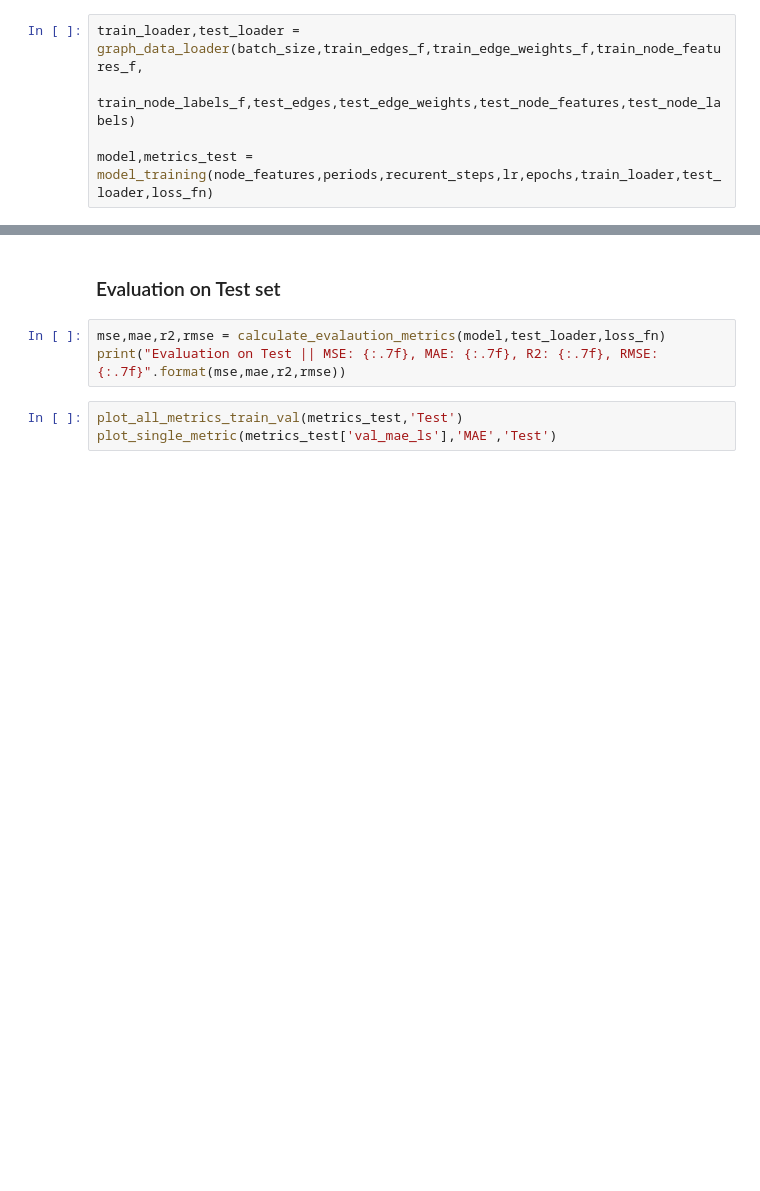
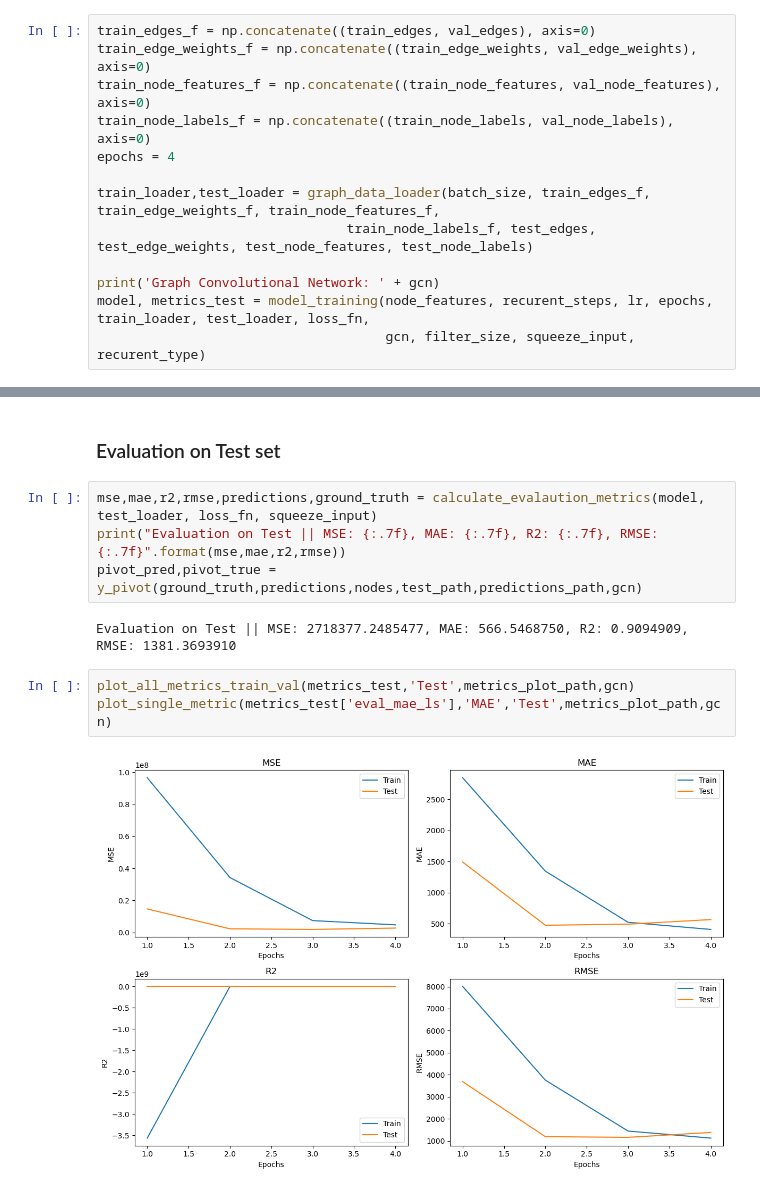
Before and after one commit to nikgeokar/tgcn_lstm_for_crypto_forecasting, a Jupyter notebook: TGCN_model.ipynb, the cells around one changed output, grey strips where cells are left out. Saved outputs shown, nothing was run; the diff lists cells and outputs as text; blank space fills up the shorter version.

```diff
--- a/TGCN_model.ipynb
+++ b/TGCN_model.ipynb
@@ -398,5 +494,13 @@ train_node_labels_f = np.concatenate((train_node_labels, val_node_labels), axis=
 # %%
-train_loader,test_loader = graph_data_loader(batch_size,train_edges_f,train_edge_weights_f,train_node_features_f,
-                                train_node_labels_f,test_edges,test_edge_weights,test_node_features,test_node_labels)
+train_edges_f = np.concatenate((train_edges, val_edges), axis=0)
+train_edge_weights_f = np.concatenate((train_edge_weights, val_edge_weights), axis=0)
+train_node_features_f = np.concatenate((train_node_features, val_node_features), axis=0)
+train_node_labels_f = np.concatenate((train_node_labels, val_node_labels), axis=0)
+epochs = 4
 
-model,metrics_test = model_training(node_features,periods,recurent_steps,lr,epochs,train_loader,test_loader,loss_fn)
+train_loader,test_loader = graph_data_loader(batch_size, train_edges_f, train_edge_weights_f, train_node_features_f,
+                                train_node_labels_f, test_edges, test_edge_weights, test_node_features, test_node_labels)
+
+print('Graph Convolutional Network: ' + gcn)
+model, metrics_test = model_training(node_features, recurent_steps, lr, epochs, train_loader, test_loader, loss_fn,
+                                     gcn, filter_size, squeeze_input, recurent_type)
@@ -403,8 +517,13 @@ model,metrics_test = model_training(node_features,periods,recurent_steps,lr,epoc
 # %% [markdown]
 ### Evaluation on Test set
 # %%
-mse,mae,r2,rmse = calculate_evalaution_metrics(model,test_loader,loss_fn)
+mse,mae,r2,rmse,predictions,ground_truth = calculate_evalaution_metrics(model, test_loader, loss_fn, squeeze_input)
 print("Evaluation on Test || MSE: {:.7f}, MAE: {:.7f}, R2: {:.7f}, RMSE: {:.7f}".format(mse,mae,r2,rmse))
+pivot_pred,pivot_true = y_pivot(ground_truth,predictions,nodes,test_path,predictions_path,gcn)
+# %% [output]
+Evaluation on Test || MSE: 2718377.2485477, MAE: 566.5468750, R2: 0.9094909, RMSE: 1381.3693910
 # %%
-plot_all_metrics_train_val(metrics_test,'Test')
-plot_single_metric(metrics_test['val_mae_ls'],'MAE','Test')
+plot_all_metrics_train_val(metrics_test,'Test',metrics_plot_path,gcn)
+plot_single_metric(metrics_test['eval_mae_ls'],'MAE','Test',metrics_plot_path,gcn)
+# %% [output]
+[figure, added]
```
Also changed, not shown: parts of 18 cells of this notebook, 13 other files.
